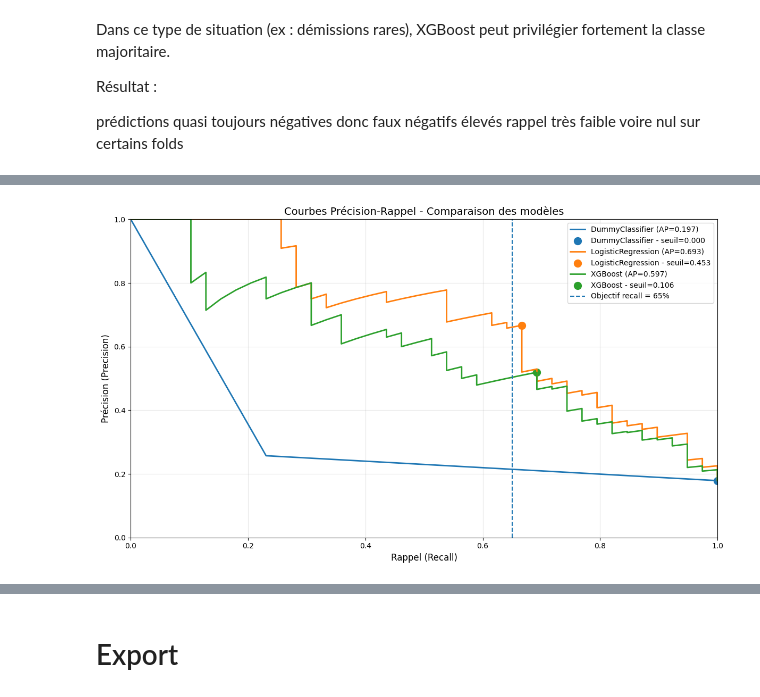
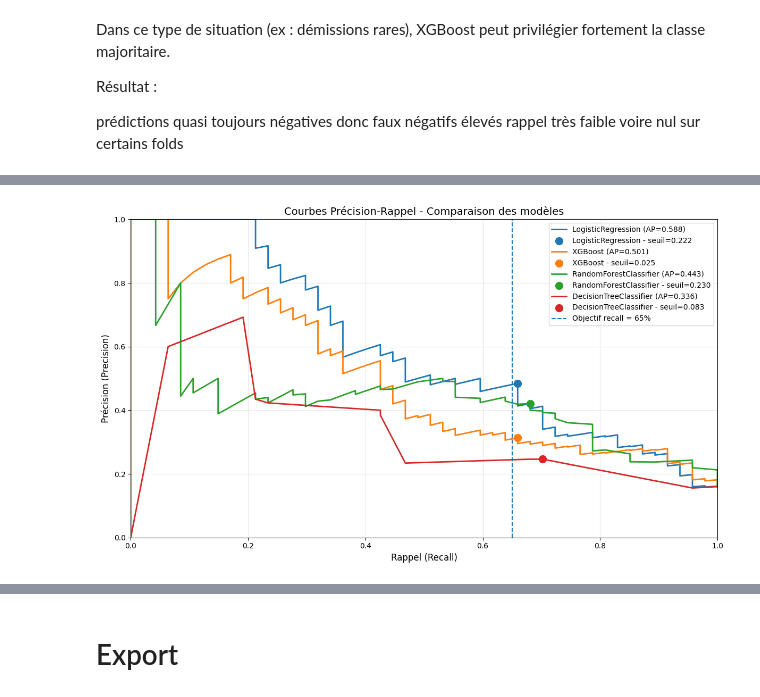
Before and after one commit to Ace4teaM/OCR-NovaTech, a Jupyter notebook: 3.modelisations.ipynb, the cells around one changed output, grey strips where cells are left out. Drawn from its saved outputs; the diff is of its cells as text; code cells hidden in the pictures.

```diff
--- a/3.modelisations.ipynb
+++ b/3.modelisations.ipynb
@@ -32,4 +8,0 @@ Name: a_quitte_l_entreprise, dtype: float64
-# %%
-# supprime la colonne
-
-df.drop(inplace=True, columns=["tranche_salaire"])
@@ -771,0 +568,3 @@ Taille du jeu de test : 218 lignes
+# %%
+# conserve la liste des passes réalisées
+passes:list[PassTrains]=[]
@@ -823,12 +792,12 @@ Si non, vérifier:
 # %%
-if BaseTrain.threshold["XGBoost"] != 0.5:
+train = next((x for x in passInst.trains if isinstance(x, XGBoostTrain)), None)
+
+if train.threshold != 0.5:
     raise RuntimeError("Pour comparer le recall de cross_validate avec le model, ce dernier doit utiliser un seuil de 0.5")
 
-results = cross_validate("XGBoost", BaseTrain.Params["XGBoost"]) # seuil implicite = 0.5
+results = cross_validate(train.model, passInst.X_train, passInst.y_train) # seuil implicite = 0.5
 
-result = next((x for x in passInst.results_list if x["model"] == "XGBoost"), None)
-
-print_split_distribution([results | result])
+print_split_distribution(results | train.results)
 # %% [output]
 Validation croisée stratifié 'recall'
    Exemple : recall_cross_mean = 0.95, le modèle a un rappel moyen de 95% (capacité à détecter les vrais cas) sur les différentes stratification du jeu de test.
@@ -1146,7 +1083,10 @@ from sklearn.metrics import precision_recall_curve, average_precision_score
 import matplotlib.pyplot as plt
 
 
-class ThresholdPass(BaseTrain):
+class ThresholdPass(PassTrains):
+
+    threshold_results = []
+
     @staticmethod
     def selectionner_seuil_optimal(y_true, y_proba, objectif_recall=0.65):
         """
@@ -1238,48 +1178,28 @@ class ThresholdPass(BaseTrain):
 
         return threshold_optimal, metrics
 
+    def run(self):
+        """
+        Exécute tous les entraînements de la passe.
 
-    def before(self):
-        """
-        Recherche le seuil optimal pour chaque modèle.
-
-        Les seuils sont enregistrés dans BaseTrain.threshold.
-        Les métriques et données nécessaires à la visualisation
-        sont également conservées dans self.threshold_results.
         """
 
-        # Récupération des noms des modèles
-        models = [
-            r["model"]
-            for r in BaseTrain.pass_list[0]
-        ]
+        self.init()
 
-        # Stockage des résultats pour after()
-        self.threshold_results = []
+        self.split()
 
-        for model in models:
+        PassTrains.pass_num += 1
 
-            # obtient les prédictions sur la passe initiale
-            result = next(
-                (
-                    x
-                    for x in BaseTrain.pass_list[0]
-                    if x["model"] == model
-                ),
-                None
-            )
-
-            if result is None:
-                print(f"Résultat introuvable pour {model}")
-                continue
+        for train in self.trains:
+            train.train_and_evaluate(self.X_train, self.y_train, self.X_test, self.y_test)
 
             seuil_optimal, metrics = self.selectionner_seuil_optimal(
-                result["y"],
-                result["y_proba"],
+                train.results["y"],
+                train.results["y_proba"],
                 objectif_recall=0.65
             )
 
-            print(f"\nSÉLECTION DU SEUIL OPTIMAL - {model}")
+            print(f"\nSÉLECTION DU SEUIL OPTIMAL - {train.model_name}")
             print("   Objectif : rappel >= 65%")
             print(f"   Seuil choisi : {seuil_optimal:.3f}")
             print(f"   Précision : {metrics['precision']:.3f}")
@@ -1291,14 +1211,14 @@ class ThresholdPass(BaseTrain):
             )
 
             # Enregistrement du seuil
-            BaseTrain.threshold[model] = seuil_optimal
+            train.threshold = seuil_optimal
 
-            # Conservation des données nécessaires
-            # pour construire le graphique dans after()
+            # Conserve les données nécessaires
+            # pour construire le graphique dans print()
             self.threshold_results.append({
-                "model": model,
-                "y": result["y"],
-                "y_proba": result["y_proba"],
+                "model": train.model_name,
+                "y": train.results["y"],
+                "y_proba": train.results["y_proba"],
                 "seuil": seuil_optimal,
                 "precision": metrics["precision"],
                 "recall": metrics["recall"],
@@ -1306,8 +1226,12 @@ class ThresholdPass(BaseTrain):
                 "average_precision": metrics["average_precision"]
             })
 
+            # evalue de nouveau le modèle avec le seuil optimal pour obtenir les métriques finales
+            train.results = train.evaluate(self.X_test, self.y_test)
 
-    def after(self):
+        self.pass_list = self.metrics()
+
+    def print(self):
         """
         Affiche la courbe précision-rappel de tous les modèles
         sur un même graphique.
@@ -1376,11 +1300,20 @@ class ThresholdPass(BaseTrain):
         plt.tight_layout()
         plt.show()
 
+        super().print()
 
 passInst = ThresholdPass(
-    "Ajuste le seuil de décision en fonction du meilleur F1-score"
+    df,
+    "Ajuste le seuil de décision"
 )
 
-passInst.train_and_evaluate()
+passInst.add(LogisticRegressionTrain())
+passInst.add(XGBoostTrain())
+passInst.add(RandomForestTrain())
+passInst.add(DecisionTreeTrain())
+
+passInst.run()
 passInst.print()
+
+passes.append(passInst)
 # %% [output]
@@ -1404 +1337 @@ SÉLECTION DU SEUIL OPTIMAL - LogisticRegression
-[figure, old version]
+[figure, new version]
```
Also changed, not shown: parts of 71 cells of this notebook, 2 other files.
